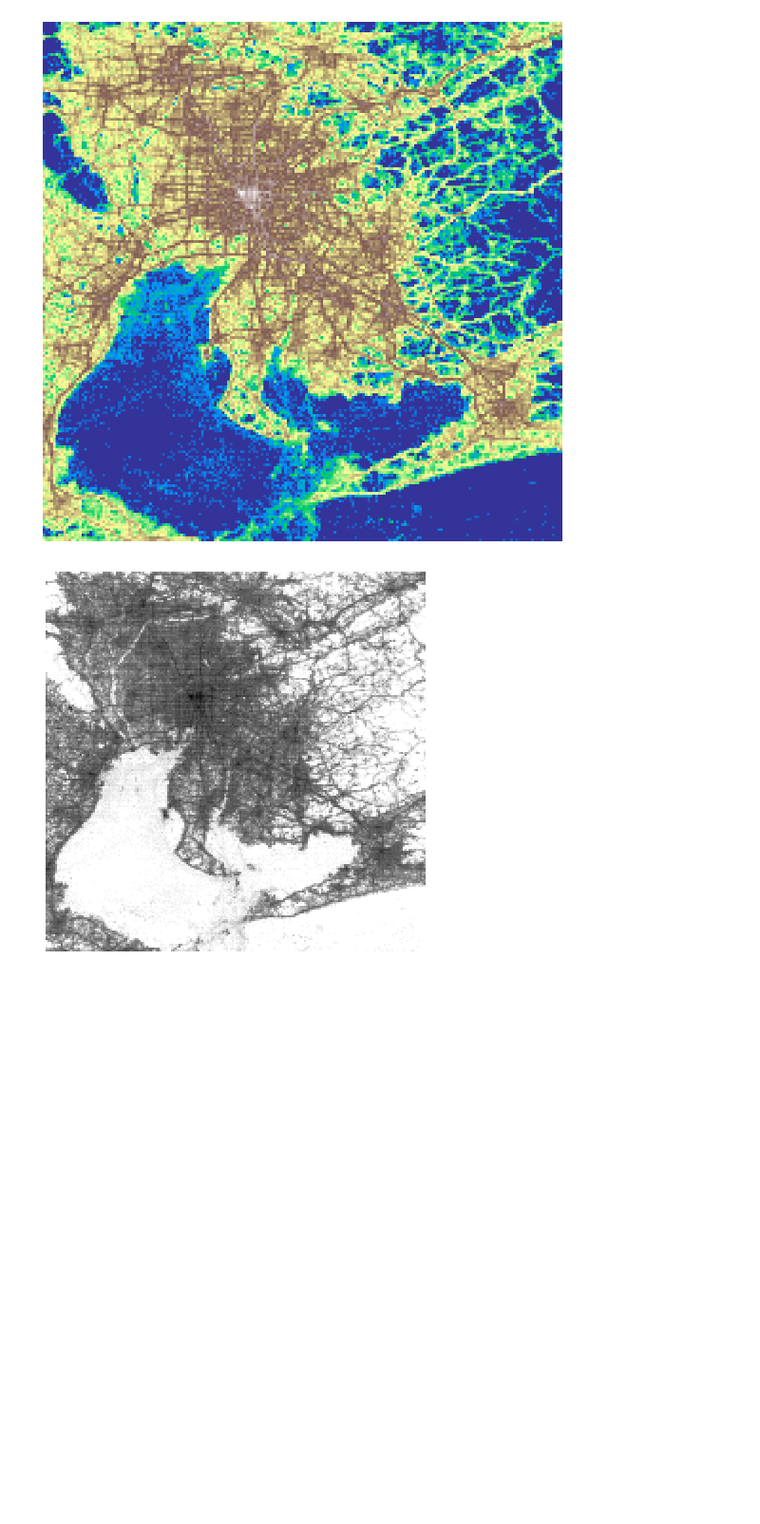
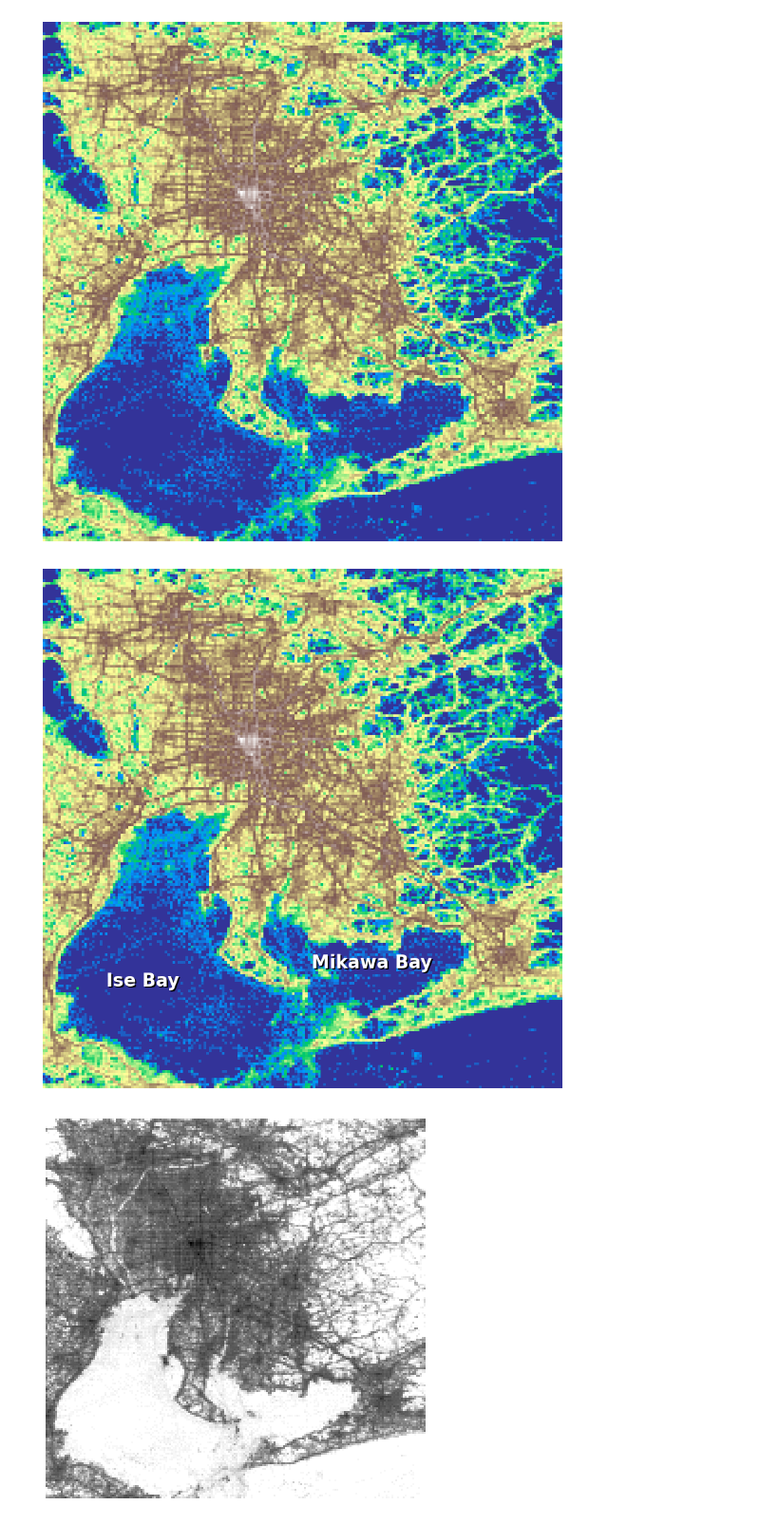
Before and after one commit to pintergreg/reverse-engineering-YJMob100K-grid, a Jupyter notebook: src/plot_heatmaps.ipynb, the cells around one changed output. Shown at 95% size. Saved outputs shown, nothing was run; the diff lists cells and outputs as text; code cells hidden in the pictures; blank space fills up the shorter version.

```diff
--- a/src/plot_heatmaps.ipynb
+++ b/src/plot_heatmaps.ipynb
@@ -94,3 +103,34 @@ f_uh2.savefig(
+# %%
+f_uh3, a_uh3 = plot_heatmap(user_raster_fixed, cmap="terrain")
+a_uh3.text(
+    24.5, 160.5, "Ise Bay", fontdict={"size": 20, "weight": "bold", "color": "k"}
+)
+a_uh3.text(
+    24, 160, "Ise Bay", fontdict={"size": 20, "weight": "bold", "color": "white"}
+)
+a_uh3.text(
+    24,
+    160,
+    "Ise Bay",
+    fontdict={
+        "size": 20,
+        "color": "white",
+        "path_effects": [SimpleLineShadow()],
+    },
+)
+a_uh3.text(
+    103.5, 153.5, "Mikawa Bay", fontdict={"size": 20, "weight": "bold", "color": "k"}
+)
+a_uh3.text(
+    103, 153, "Mikawa Bay", fontdict={"size": 20, "weight": "bold", "color": "white"}
+)
+f_uh3.savefig(
+    "../figures/user_heatmap_terrain_fixed_label.png",
+    dpi=300,
+    metadata=config["metadata"],
+)
+# %% [output]
+[figure, added]
 # %%
 f, _ = plot_heatmap(activity_raster_fixed, figsize=(4, 4), dpi=100, cmap="Greys")
 
```
Also changed, not shown: parts of 2 cells of this notebook, 3 other files.
